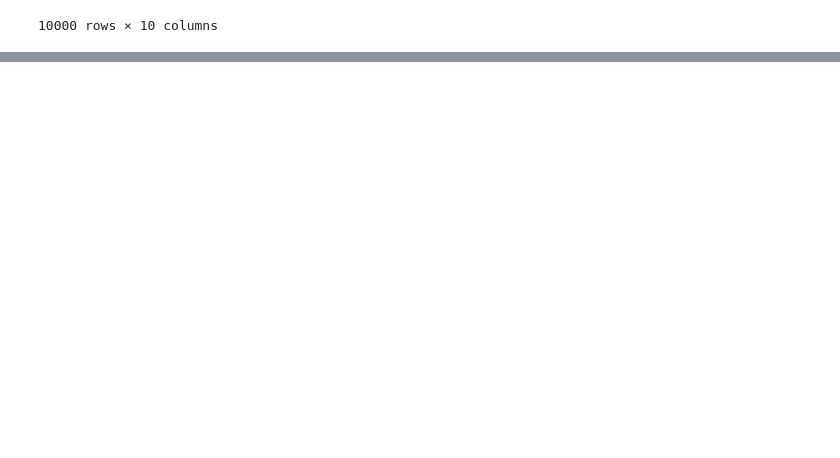
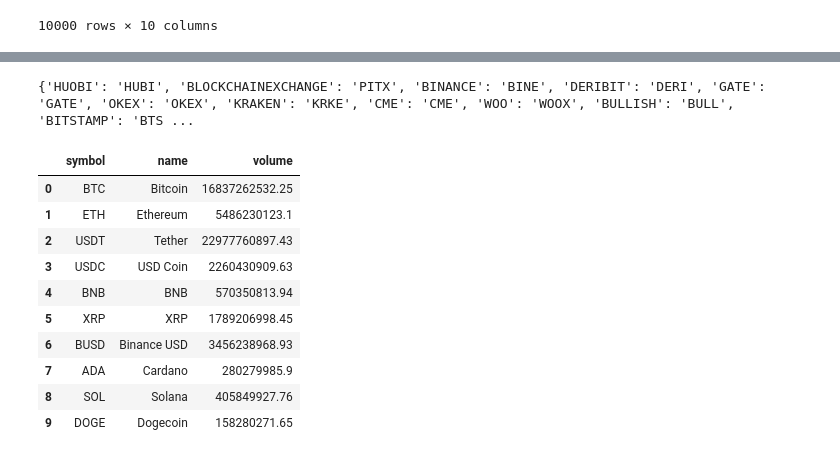
Before and after one commit to galaxy-sk/qpt_stress_test, a Jupyter notebook: notepads/historic_price_info.ipynb, the cells around one changed output, grey strips where cells are left out. Cells and saved outputs as stored; diff of their text form; code cells hidden in the pictures; blank space fills up the shorter version.

```diff
--- a/notepads/historic_price_info.ipynb
+++ b/notepads/historic_price_info.ipynb
@@ -96,0 +78,42 @@ display(contracts_df)
+# %%
+binance_instruments = pymd.instrument_service.get_instruments('binance')
+# get Binance spot instrument, string parameter
+huobi_spot_instruments = pymd.instrument_service.get_instruments('huobi', 'spot')
+# get both huobi usdt + coin perpetual, enum parameter
+huobi_swap_instruments = pymd.instrument_service.get_instruments('huobi', pymd.InstrumentType.SWAP)
+
+exchange_to_endpoint_map = pymd.instrument_service.get_exchange_to_endpoint_mapping()
+print(exchange_to_endpoint_map)
+#instruments = pymd.instrument_service.get_instrument(exchange_or_endpoint: str, bfc_symbol_name: str) -> Instrument
+#instruments = pymd.instrument_service.get_instrument(exchange_or_endpoint: str, inst_type: InstrumentType, exchange_symbol_name: ) -> Instrument:
+# %% [output]
+{'HUOBI': 'HUBI', 'BLOCKCHAINEXCHANGE': 'PITX', 'BINANCE': 'BINE', 'DERIBIT': 'DERI', 'GATE': 'GATE', 'OKEX': 'OKEX', 'KRAKEN': 'KRKE', 'CME': 'CME', 'WOO': 'WOOX', 'BULLISH': 'BULL', 'BITSTAMP': 'BTS ...
+# %%
+import clickhouse_driver
+from datetime import datetime, timedelta
+ck_client = clickhouse_driver.Client(host=config.CLICKHOUSE_HOST
+                                     , user='reader1'
+                                     , compression=False
+                                     , send_receive_timeout=600
+                                     , settings={'use_numpy': True , 'strings_encoding': 'ascii'})
+
+ret, cols = ck_client.execute("""
+select symbol, name, volume
+from cex_data.coin_marketcap
+order by `rank` asc
+limit 10
+""", columnar=False, with_column_types=True)
+coin_marketcap_df = pd.DataFrame(ret, columns=[tuple[0] for tuple in cols])
+display(coin_marketcap_df)
+# %% [output]
+|  | symbol | name | volume |
+| 0 | BTC | Bitcoin | 16837262532.25 |
+| 1 | ETH | Ethereum | 5486230123.1 |
+| 2 | USDT | Tether | 22977760897.43 |
+| 3 | USDC | USD Coin | 2260430909.63 |
+| 4 | BNB | BNB | 570350813.94 |
+| 5 | XRP | XRP | 1789206998.45 |
+| 6 | BUSD | Binance USD | 3456238968.93 |
+| 7 | ADA | Cardano | 280279985.9 |
+| 8 | SOL | Solana | 405849927.76 |
+| 9 | DOGE | Dogecoin | 158280271.65 |
```
Also changed, not shown: parts of 11 cells of this notebook, 11 other files.
